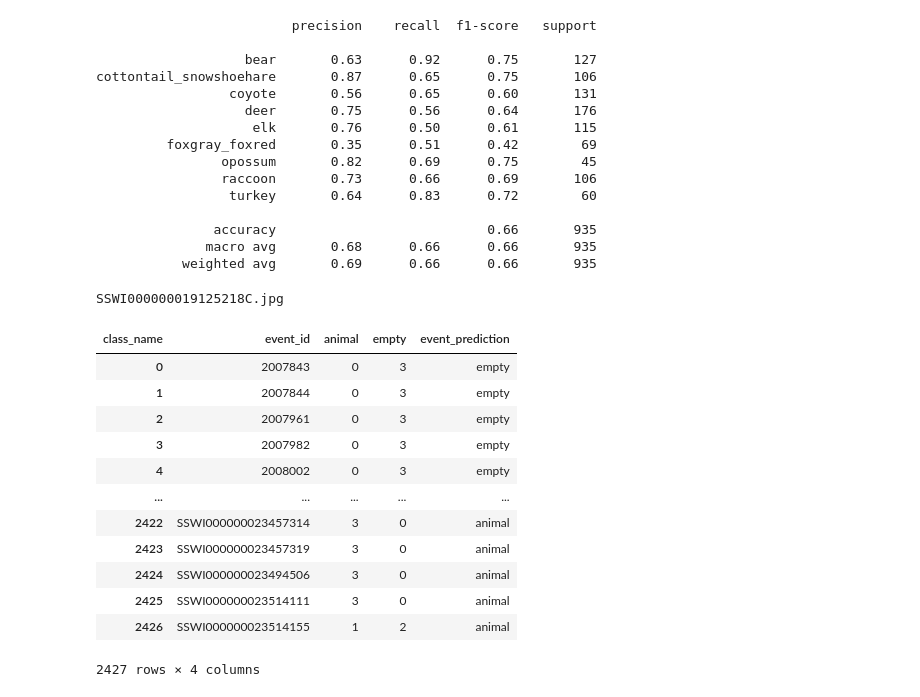
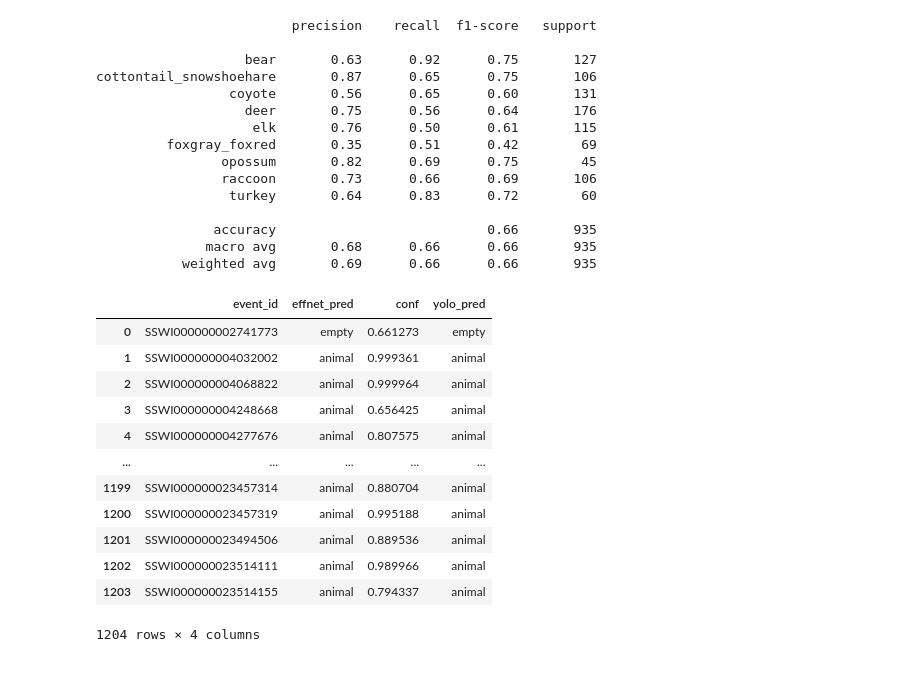
Before and after one commit to jroshanucb/capstone, a Jupyter notebook: ensemble/Ensemble Predictions.ipynb, the cells around one changed output. Drawn from its saved outputs; the diff is of its cells as text; code cells hidden in the pictures.

```diff
--- a/ensemble/Ensemble Predictions.ipynb
+++ b/ensemble/Ensemble Predictions.ipynb
@@ -185,0 +225,2 @@ animal_correct_count = effnet_stage_1_pivot[((effnet_stage_1_pivot['event_id'].s
+# %%
+effnet_conf_scores = pd.concat([effnet_stage_1_animal_conf, effnet_stage_1_blank_conf])
@@ -522,6 +578,19 @@ def group_events(prediction_image_df):
 
 def interpret_event_predictions(prediction_event_df):
     return prediction_event_df.apply(lambda x : 'empty' if x['animal'] == 0 else 'animal', axis = 1)
+
+def conf_score_calcs(stage_1, stage_1_pivot, model_type):
+    animal_event_ids = stage_1_pivot[~(stage_1_pivot['event_prediction'] == 'empty')]['event_id']
+    stage_1_animal = stage_1[stage_1['event_id'].isin(animal_event_ids)]
+    stage_1_animal[stage_1_animal['class_name'] == 'animal']
+    stage_1_animal_conf = stage_1_animal[['event_id','conf']].groupby('event_id').mean()
+
+    stage_1_blank = stage_1[~stage_1['event_id'].isin(animal_event_ids)]
+    stage_1_blank_conf = stage_1_blank[['event_id','conf']].groupby('event_id').mean()
+
+    effnet_conf_scores = pd.concat([effnet_stage_1_animal_conf, effnet_stage_1_blank_conf])
+
+    return effnet_conf_scores
 
 ## YOLO
 def yolo_blank_read_file(top_path, yolo_file):
@@ -568,53 +637,45 @@ def effnet_blank_read_file(top_path, yolo_file):
 
     effnet_stage_1_grouped['event_prediction'] =  interpret_event_predictions(effnet_stage_1_grouped)
 
+    conf_scores = conf_score_calcs(effnet_stage_1, effnet_stage_1_grouped, 'effnet')
 
+    effnet_stage_1_pred_conf = pd.merge(effnet_stage_1_grouped, conf_scores,
+         how = 'left',
+         left_on = 'event_id',
+         right_index = True)[['event_id', 'event_prediction', 'conf']]
 
-    return effnet_stage_1_grouped
+    return effnet_stage_1_pred_conf
 
 top_path = '/Users/sleung2/Documents/MIDS Program/capstone/ensemble/phase 1-blank/'
 yolo_file = 'phase1_yolo.txt'
 effnet_file = 'phase1_efficientnetb0_classifications.json'
 
 yolo_stage_1_prediction_grouped = yolo_blank_read_file(top_path, yolo_file)
-effnet_stage_1_grouped = effnet_blank_read_file(top_path, effnet_file)
+effnet_stage_1_pred_conf = effnet_blank_read_file(top_path, effnet_file)
-# %%
-with open(top_path + yolo_file, 'r') as f:
-    blank_yolo_lines = f.readlines()
-
-yolo_image_prediction_list = []
-yolo_blank_prediction_list = []
-
-
-for line in blank_yolo_lines:
-
-    image_name = line.split('Filename: ')[1].split('; ')[0]
-    print(image_name)
-    prediction = line.split('; ')[1].split('; Bbox[list]')[0]
-    print(prediction)
-    break
-# %% [output]
-SSWI000000019125218C.jpg
 # %%
-common = effnet_stage_1_grouped[effnet_stage_1_grouped['event_id'].isin(yolo_stage_1_prediction_grouped.event_id)]
+common = effnet_stage_1_pred_conf[effnet_stage_1_pred_conf['event_id'].isin(yolo_stage_1_prediction_grouped.event_id)]
-# %%
-effnet_stage_1_grouped
-# %% [output]
-| class_name | event_id | animal | empty | event_prediction |
-| 0 | 2007843 | 0 | 3 | empty |
-| 1 | 2007844 | 0 | 3 | empty |
-| 2 | 2007961 | 0 | 3 | empty |
-| 3 | 2007982 | 0 | 3 | empty |
-| 4 | 2008002 | 0 | 3 | empty |
-| ... | ... | ... | ... | ... |
-| 2422 | SSWI000000023457314 | 3 | 0 | animal |
-| 2423 | SSWI000000023457319 | 3 | 0 | animal |
-| 2424 | SSWI000000023494506 | 3 | 0 | animal |
-| 2425 | SSWI000000023514111 | 3 | 0 | animal |
-| 2426 | SSWI000000023514155 | 1 | 2 | animal |
-2427 rows × 4 columns
 # %%
 common_merged = pd.merge(common, yolo_stage_1_prediction_grouped,
          on = 'event_id',
          how = 'left')
+
+common_merged = common_merged.rename(columns = {'event_prediction_x': 'effnet_pred',
+                                               'event_prediction_y': 'yolo_pred'})
+common_merged = common_merged.drop(columns = ['animal', 'empty'])
+# %%
+common_merged
+# %% [output]
+|  | event_id | effnet_pred | conf | yolo_pred |
+| 0 | SSWI000000002741773 | empty | 0.661273 | empty |
+| 1 | SSWI000000004032002 | animal | 0.999361 | animal |
+| 2 | SSWI000000004068822 | animal | 0.999964 | animal |
+| 3 | SSWI000000004248668 | animal | 0.656425 | animal |
+| 4 | SSWI000000004277676 | animal | 0.807575 | animal |
+| ... | ... | ... | ... | ... |
+| 1199 | SSWI000000023457314 | animal | 0.880704 | animal |
+| 1200 | SSWI000000023457319 | animal | 0.995188 | animal |
+| 1201 | SSWI000000023494506 | animal | 0.889536 | animal |
+| 1202 | SSWI000000023514111 | animal | 0.989966 | animal |
+| 1203 | SSWI000000023514155 | animal | 0.794337 | animal |
+1204 rows × 4 columns
 # %%
```
Also changed, not shown: parts of 15 cells of this notebook, 4 other files.
